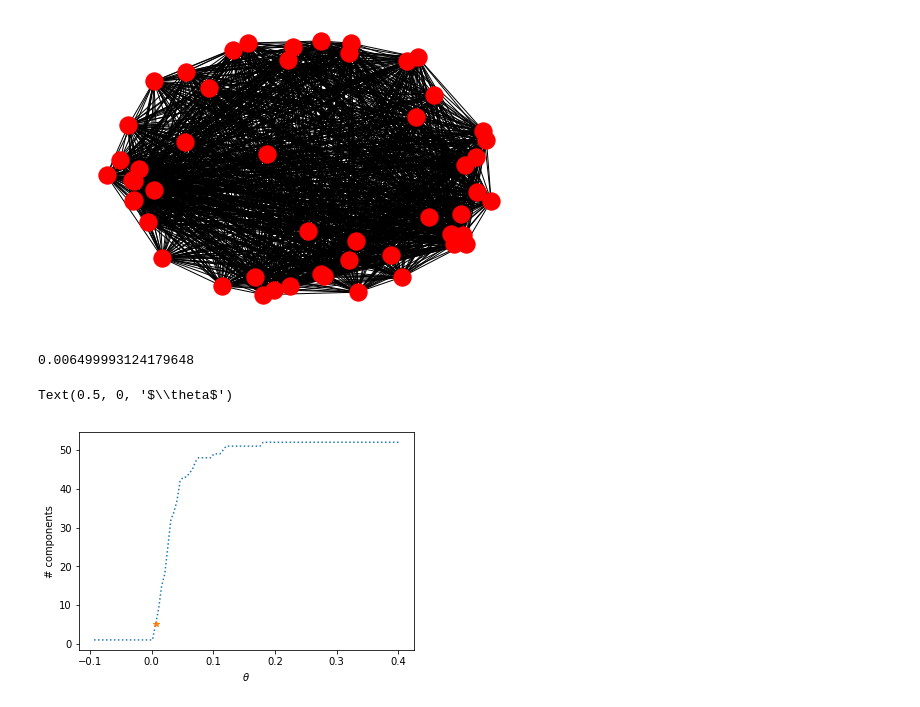
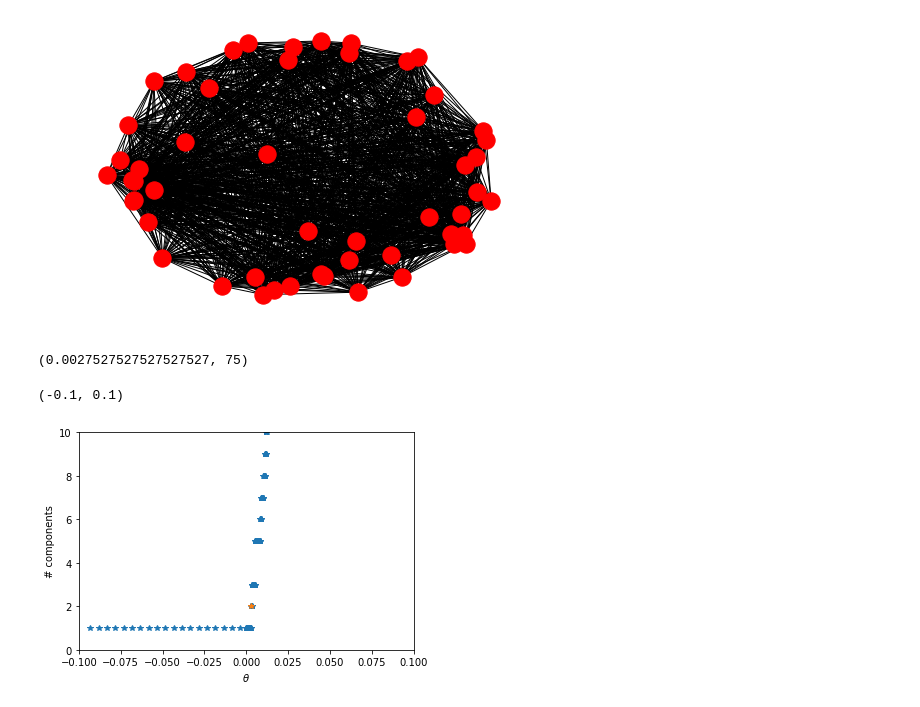
Before and after one commit to Agos95/ComplexSyst, a Jupyter notebook: 01/Exercise.ipynb, the cells around one changed output. Drawn from its saved outputs; the diff is of its cells as text; code cells hidden in the pictures.

```diff
--- a/01/Exercise.ipynb
+++ b/01/Exercise.ipynb
@@ -447,7 +562,9 @@ nx.number_connected_components(g)
 1
 [figure]
 # %%
-Theta = np.linspace(M.min(), .4, 100)
+Theta = np.linspace(M.min(), 0.4, 100)
+Theta = np.append(Theta, np.linspace(0, .05, 1000))
+Theta.sort()
 theta_star, idx = None, None
 n_comp = []
 index = 0
@@ -463,14 +580,16 @@ for index, theta in enumerate(Theta):
     if theta_star == None and nx.is_connected(g)==False:
         theta_star = Theta[index-1]
         idx = index-1
-theta_star
+theta_star, idx
 # %% [output]
-0.006499993124179648
+(0.0027527527527527527, 75)
 # %%
-plt.plot(Theta, n_comp, ":")
+plt.plot(Theta, n_comp, "*", )
 plt.plot(theta_star, n_comp[idx], "*")
 plt.ylabel("# components")
 plt.xlabel("$\\theta$")
+plt.ylim(0, 10)
+plt.xlim(-0.1, 0.1)
 # %% [output]
-Text(0.5, 0, '$\\theta$')
+(-0.1, 0.1)
-[figure, old version]
+[figure, new version]
```
Also changed, not shown: parts of 24 cells of this notebook.
